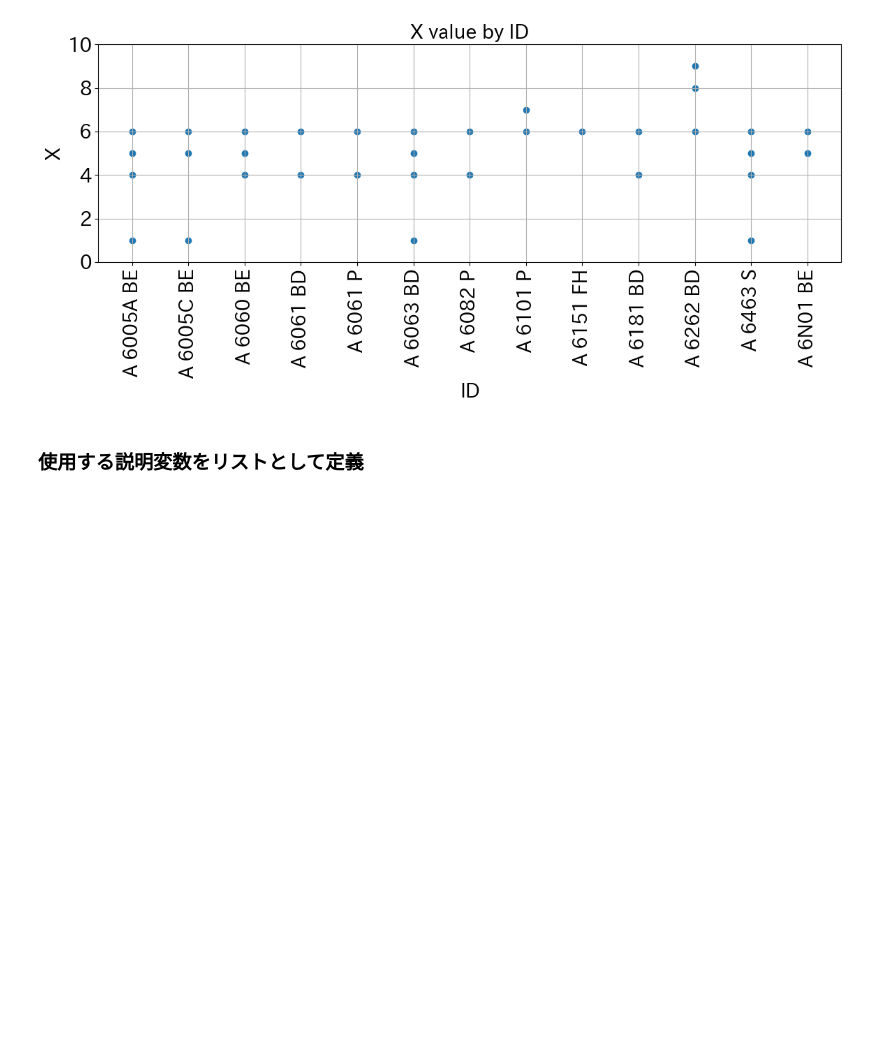
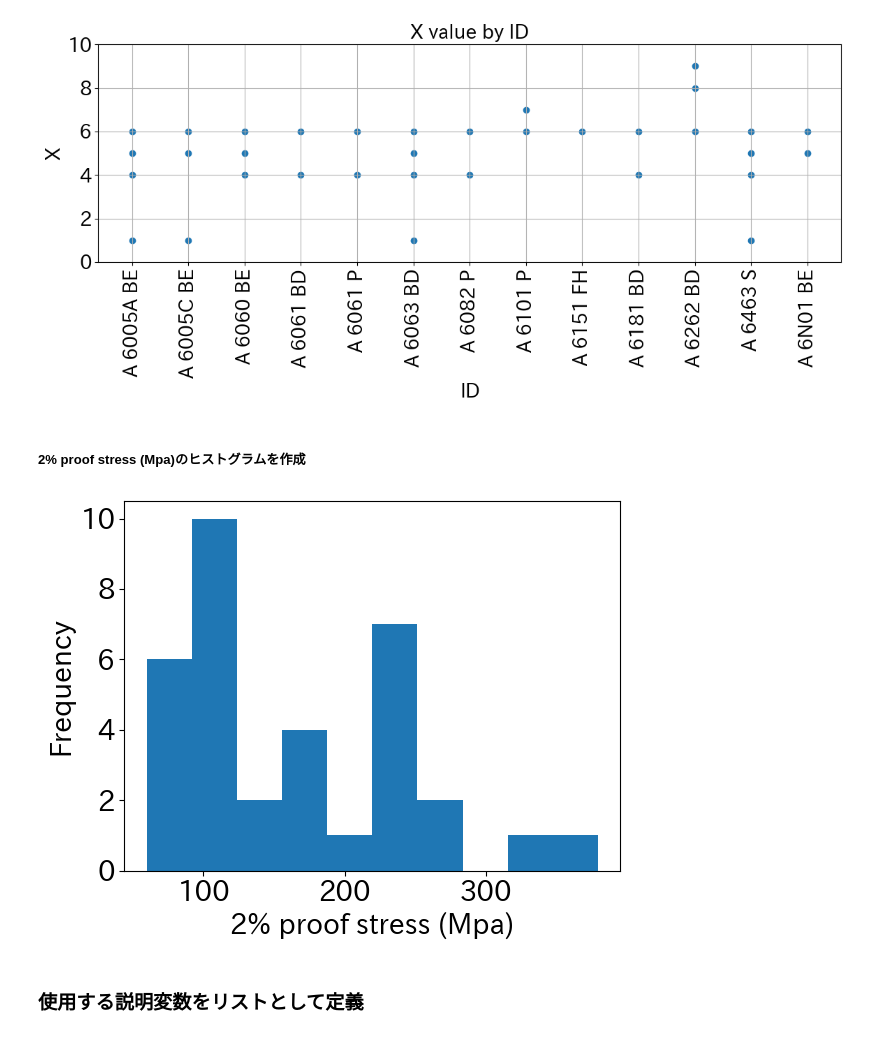
Before and after one commit to mipypf/scej-mi, a Jupyter notebook: scej_mi_chapter10.ipynb, the cells around one changed output. Saved outputs shown, nothing was run; the diff lists cells and outputs as text; code cells hidden in the pictures; blank space fills up the shorter version.

```diff
--- a/scej_mi_chapter10.ipynb
+++ b/scej_mi_chapter10.ipynb
@@ -171,6 +189,15 @@ plt.tight_layout()
 plt.show()
 # %% [output]
 [figure]
+# %% [markdown]
+##### 2% proof stress (Mpa)のヒストグラムを作成
+# %%
+plt.hist(data["2% proof stress (Mpa)"])
+plt.xlabel("2% proof stress (Mpa)")
+plt.ylabel("Frequency")
+plt.show()
+# %% [output]
+[figure, added]
 # %% [markdown]
 ### 使用する説明変数をリストとして定義
 # %%
```
Also changed, not shown: parts of 6 cells of this notebook.
